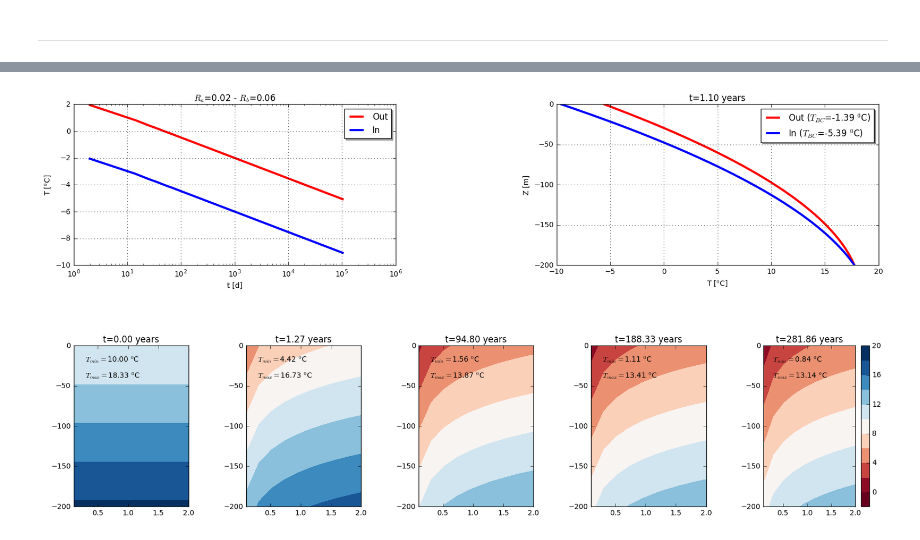
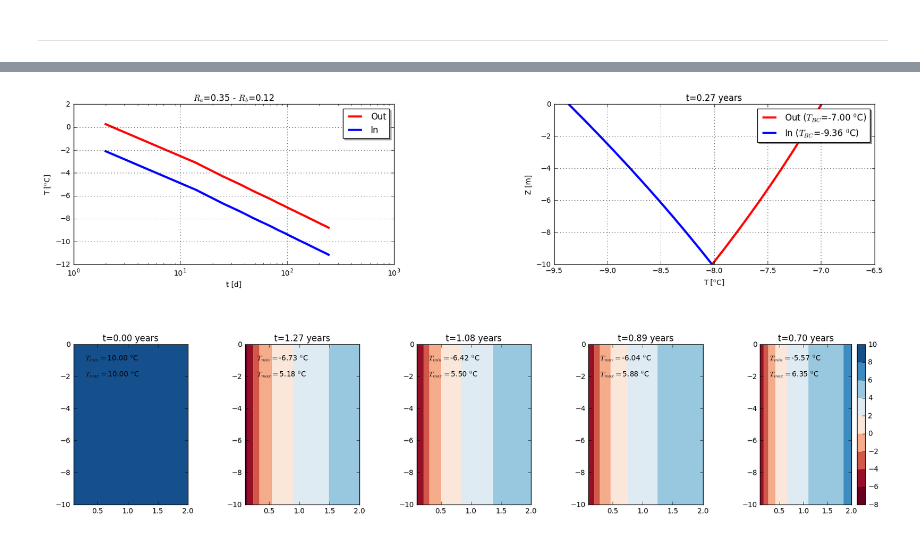
Before and after one commit to drjod/jupyter, a Jupyter notebook: BHEsim.ipynb, the cells around one changed output, grey strips where cells are left out. Saved outputs shown, nothing was run; the diff lists cells and outputs as text; code cells hidden in the pictures.

Commit message:
changes for geothermal modeling course

```diff
--- a/BHEsim.ipynb
+++ b/BHEsim.ipynb
@@ -368,7 +368,7 @@ def plot(_geometry, _material, _fluid, _fluxes, _state, _resistances, _time,
     ax2.plot(temperatures, -Z, color='blue', linewidth=3,
              label=r'In ($T_{BC}$=' + '{0:.2f}'.format(T_in) + r' $^0$C)')
 
-    ax2.set_title('t={0:.2f}'.format(_time/(86400*365)) + ' years')
+    ax2.set_title('t={0:.2f} years'.format(_time/(86400*365)))
     ax2.set_xlabel(r'T [$^0$C]')
     ax2.set_ylabel('Z [m]')
     legend = ax2.legend(loc='upper right', shadow=True)
@@ -399,12 +399,11 @@ def plot(_geometry, _material, _fluid, _fluxes, _state, _resistances, _time,
     times.append(t_min + (t_s - t_min) * 2 / 3)
     times.append(t_s)
 
-    T = list()
+    T = list() # results list for 5 time steps
 
     # calculating
-    for i in range(0, timeSteps):
-        time = times[i]
-        if( time < t_min ):
+    for time in times:
+        if time < 1:
             T.append(calc_temperature_ground_initialState(_state.temperature_average_origin, _state.temperature_gradient_origin,
                                                           _geometry.pipeLength, _material.conductivityGround,
                                                            _material.diffusivity, _fluxes.extractionRate,
@@ -419,7 +418,7 @@ def plot(_geometry, _material, _fluid, _fluxes, _state, _resistances, _time,
     totalMax = np.max(T)
 
     # plotting
-    for i in range(0, timeSteps):
+    for i in range(timeSteps):
         norm = cm.colors.Normalize(vmax=totalMax, vmin=totalMin)
         ax3 = plt.subplot(2,timeSteps,timeSteps+1+i)
         cmap = plt.get_cmap('RdBu')
@@ -438,7 +437,7 @@ def plot(_geometry, _material, _fluid, _fluxes, _state, _resistances, _time,
 
 class Geometry:
     def __init__(self):
-        self.pipeLength = 200.
+        self.pipeLength = 10.
 
         self.radiusBorehole = 0.15
         self.radiusPipeOuter = 0.031
@@ -450,62 +449,69 @@ class Geometry:
 
     def myPrint(self):
         print('Geometry:')
-        print('    Pipe length H (m):           ' + str(self.pipeLength))
-        print('    Borehole radius r_1 (m):      ' + str(self.radiusBorehole))
-        print('    Inner pipe radius r_i (m):    ' + str(self.radiusPipeInner))
-        print('    Outer pipe radius r_o (m):    ' + str(self.radiusPipeOuter))
-        print('    Pipe distance Bu (m):        ' + str(self.Bu))
+        print('    Pipe length H (m):           {}'.format(self.pipeLength))
+        print('    Borehole radius r_1 (m):     {}'.format(self.radiusBorehole))
+        print('    Inner pipe radius r_i (m):   {}'.format(self.radiusPipeInner))
+        print('    Outer pipe radius r_o (m):   {}'.format(self.radiusPipeOuter))
+        print('    Pipe distance Bu (m):        {}'.format(self.Bu))
 
 class Fluid:
     def __init__(self):
-        self.heatCapacity = 1000.
+        self.heatCapacity = 4000.
 
     def myPrint(self):
         print('Fluid:')
-        print('    Heat capacity cp (J/kgK):             ' + str(self.heatCapacity))
+        print('    Heat capacity cp (J/kgK):             {}'.format(self.heatCapacity))
 
 class Material:
     def __init__(self):
         self.conductivityPipe = 0.3
         self.conductivityFilling = 2.
-        self.conductivityGround = 2.4
+        self.conductivityGround = 2.
 
         self.diffusivity = 2. / 4000000
 
     def myPrint(self):
         print('Material:')
-        print('    Pipe conductivity lambda_p (W/mK):    ' + str(self.conductivityPipe))
-        print('    Filling conductivity lambda_f (W/mK): ' + str(self.conductivityFilling))
-        print('    Ground conductivity lambda_g (W/mK):  ' + str(self.conductivityGround))
-        print('    Diffusivity a (m2/s):                 ' + str(self.diffusivity))
+        print('    Pipe conductivity lambda_p (W/mK):    {}'.format(self.conductivityPipe))
+        print('    Filling conductivity lambda_f (W/mK): {}'.format(self.conductivityFilling))
+        print('    Ground conductivity lambda_g (W/mK):  {}'.format(self.conductivityGround))
+        print('    Diffusivity a (m2/s):                 {}'.format(self.diffusivity))
 
 class Fluxes:
     def __init__(self):
-        self.massFlux = 1.
-        self.extractionRate = 20.
+        self.massFlux = self.calc_massFlux()
+        self.extractionRate = 50.
+
+    def calc_massFlux(self):
+        velocity = 0.01 ############# VELOCITY OF HEAT CARRIER FLUID
+        radius_innerPipe = 0.029
+        return 2 * velocity * radius_innerPipe * radius_innerPipe * np.pi * 1000
 
     def myPrint(self):
         print('Fluxes:')
-        print('    Mass flux m (kg/s):                   ' + str(self.massFlux))
-        print('    Extraction rate q (W/m):              ' + str(self.extractionRate))
+        print('    Mass flux m (kg/s):                   {}'.format(self.massFlux))
+        print('    Extraction rate q (W/m):              {}'.format(self.extractionRate))
 
 class State:
     def __init__(self, material):
-        self.rate_geothermal = 0.1
+        self.rate_geothermal = 0.0 # 0.1
         self.temperature_average_origin = 10.
         self.temperature_gradient_origin = self.rate_geothermal / material.conductivityGround
 
     def myPrint(self):
         print('Initial state:')
-        print('    Geothermal flux qgeo (W/m2):          ' + str(self.rate_geothermal))
-        print('    Initial temperature average T0 (K):   ' + str(self.temperature_average_origin))
+        print('    Geothermal flux qgeo (W/m2):          {}'.format(self.rate_geothermal))
+        print('    Initial temperature average T0 (K):   {}'.format(self.temperature_average_origin))
 
 class Resistances:
+    # used if flag_calculateResistances=False
     def __init__(self):
         self.Ra = 0.35
         self.Rb = 0.12
 
-time = 400*86400.
+
+time = 100*86400. ############# 100 DAYS
 
 geometry = Geometry()
 fluid = Fluid()
@@ -515,9 +521,7 @@ state = State(material)
 resistances = Resistances()
 
 
-
-
 plot(geometry, material, fluid, fluxes, state, resistances, time,
-     flag_calculateResistances=True, flag_print=True)
+     flag_calculateResistances=False, flag_print=True)
 # %% [output]
 Geometry:
@@ -541,5 +545,5 @@ Initial state:
     Initial temperature average T0 (K):   10.0
-[figure, old version]
+[figure, new version]
 # %%
 def plot_parameterized(_pipeLength, _extractionRate, _time):
     # global variables
```
Also changed, not shown: parts of 10 cells of this notebook.
